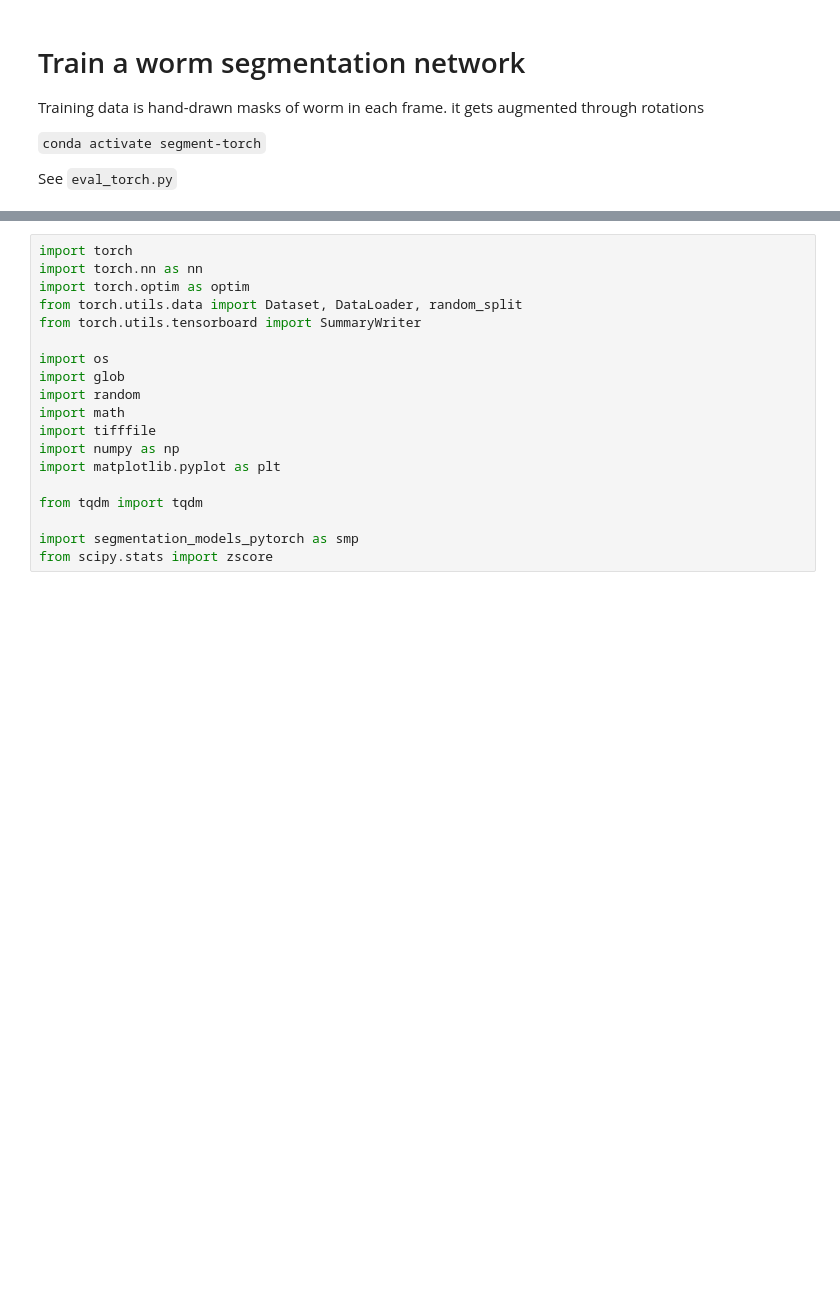
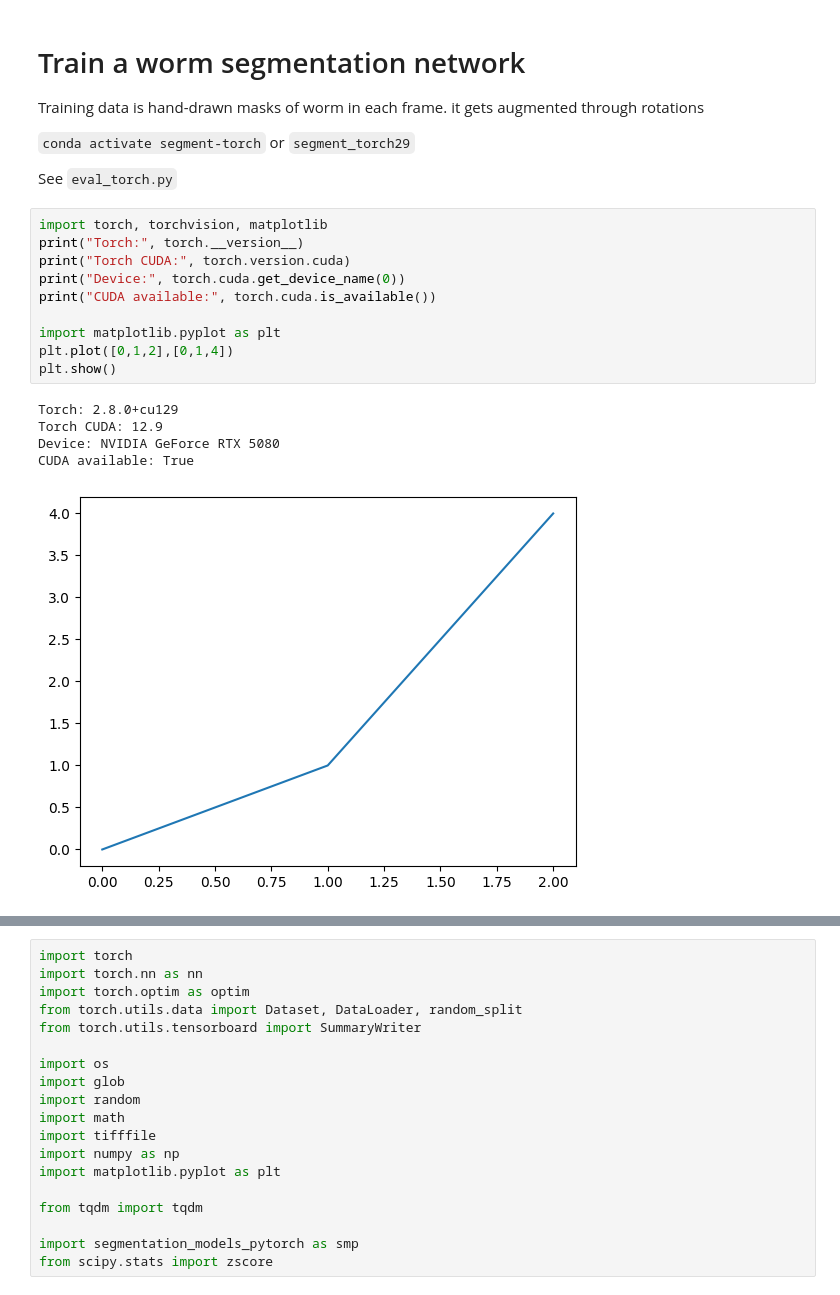
Before and after one commit to MunibH/g5ht-pipeline, a Jupyter notebook: segment/train_torch.ipynb, the cells around one changed output, grey strips where cells are left out. Cells and saved outputs as stored; diff of their text form; blank space fills up the shorter version.

Commit message:
pytorch cuda 12.9

```diff
--- a/segment/train_torch.ipynb
+++ b/segment/train_torch.ipynb
@@ -3,6 +3,22 @@
 
 Training data is hand-drawn masks of worm in each frame. it gets augmented through rotations
 
-`conda activate segment-torch`
+`conda activate segment-torch` or `segment_torch29`
 
 See `eval_torch.py`
+# %%
+import torch, torchvision, matplotlib
+print("Torch:", torch.__version__)
+print("Torch CUDA:", torch.version.cuda)
+print("Device:", torch.cuda.get_device_name(0))
+print("CUDA available:", torch.cuda.is_available())
+
+import matplotlib.pyplot as plt
+plt.plot([0,1,2],[0,1,4])
+plt.show()
+# %% [output]
+Torch: 2.8.0+cu129
+Torch CUDA: 12.9
+Device: NVIDIA GeForce RTX 5080
+CUDA available: True
+[figure, added]
```
Also changed, not shown: parts of 7 cells of this notebook, 10 other files.
